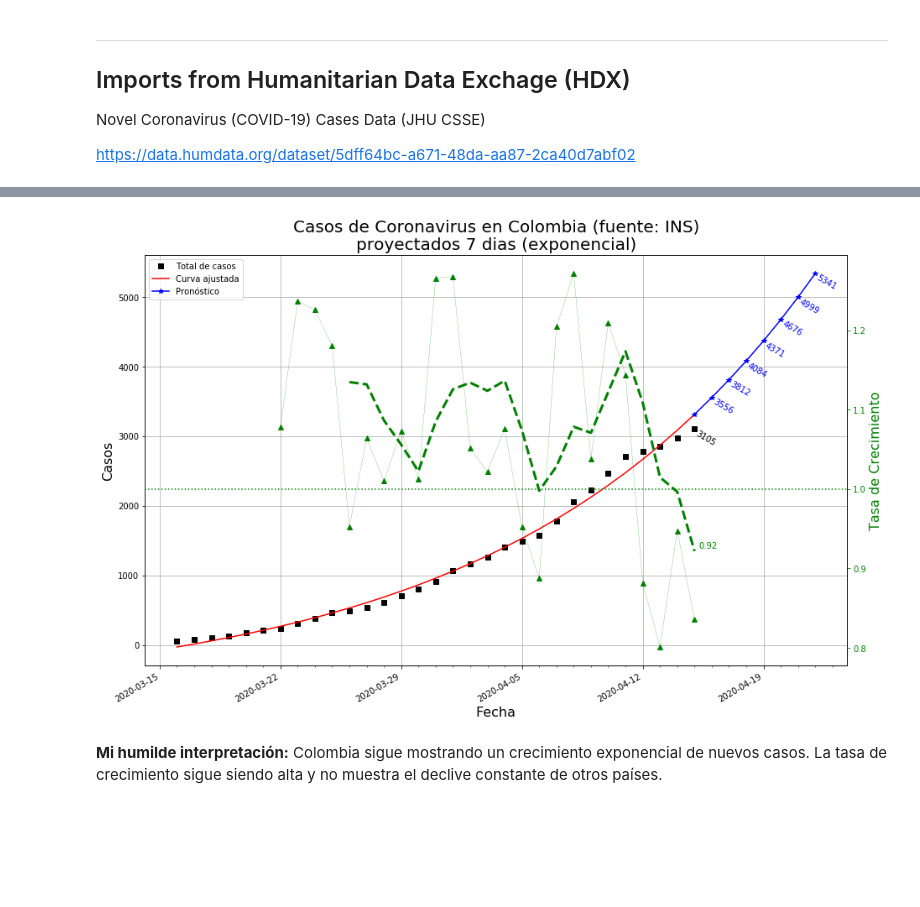
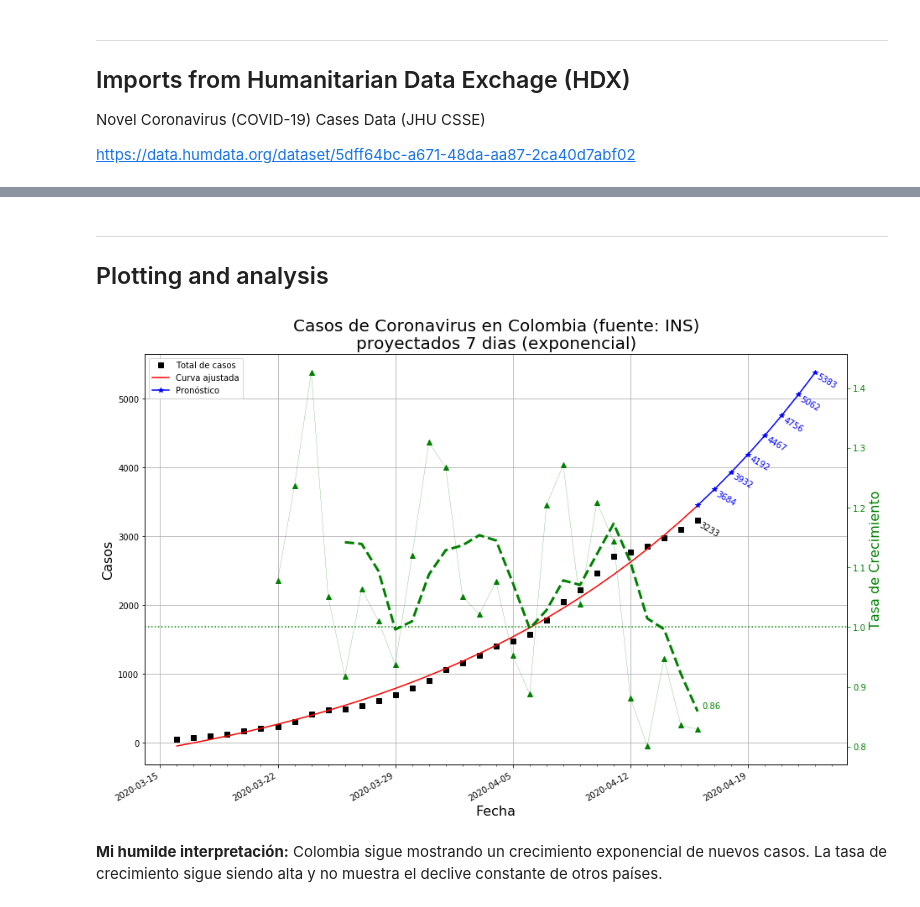
Before and after one commit to markrichter14/COVID-19, a Jupyter notebook: COVID-19.ipynb, the cells around one changed output, grey strips where cells are left out. Saved outputs shown, nothing was run; the diff lists cells and outputs as text; code cells hidden in the pictures; blank space fills up the shorter version.

```diff
--- a/COVID-19.ipynb
+++ b/COVID-19.ipynb
@@ -99,14 +64,13 @@ def convert_data(data, meta, mm_days = 7):
 # %%
-def filter_import(df_import, code, country):
+def filter_import(df_import, country):
     '''
     Filters and formats data imported from HDX
-    Takes a dataframe containing all data, and a 3-letter code for country
+    Takes a dataframe containing all data, and a country name as a string
     Return a formatted dataframe
     '''
     SRC = 'HDX'
 
-    df = df_csv[df_csv['Code'] == code]
-#     country_name = df['Country'].values[0]
+    df = df_import[df_import['Code'] == info[country]['alfa3']]
     df = df[df['Value'] != 0]
     df['Date'] = pd.to_datetime(df['Date'])
     df = df.groupby(['Date']).sum()
@@ -210,0 +177,25 @@ US, HDX
+# %%
+fn = 'WPP2019_TotalPopulationBySex.csv'
+
+df_pop = pd.read_csv(fn,
+                     usecols=[
+                         'Location',
+                         'Variant',
+                         'Time',
+                         'PopTotal',
+                         'PopDensity',
+                     ],
+                     skiprows=[1])
+
+for co in info:
+    loc = info[co].get('loc', co)
+    fltr = ((df_pop.Time == 2019)
+            & (df_pop.Variant == 'Medium')
+            & (df_pop.Location == loc))
+    df = df_pop[fltr][['Location', 'PopTotal', 'PopDensity']]
+    info[co]['PopTotal'] = int(df['PopTotal'].values[0] * 1000)
+    info[co]['PopDensity'] = df['PopDensity'].values[0]
+# %%
+data = [[co, info[co]['PopTotal'], info[co]['PopDensity']] for co in info]
+df = pd.DataFrame(data, columns=['Country', 'PopTotal', 'PopDensity'])
+df
@@ -211,15 +213,19 @@ US, HDX
+# %% [markdown]
+---
+
+## Plotting and analysis
 # %%
-def plot_projected(data, forecast=7, curve=exp_curve):
+def plot_projected(data, forecast=7, curve=exp_curve, cos=info):
     '''
     Plot cases and growth vs Date
     '''
     if isinstance(data, str):
-        df = countries[data]['df']
-        country = countries[data].get('esp', data)
-        source = countries[data]['df'].source
+        df = cos[data]['df']
+        country = cos[data].get('esp', data)
+        source = cos[data]['df'].source
     else:
         df = data
-        country = countries[data.country].get('esp', data.country)
+        country = cos[data.country].get('esp', data.country)
         source = data.source
 
     MIN_CASES = 50
@@ -316,8 +322,8 @@ def plot_projected(data, forecast=7, curve=exp_curve):
 
     plt.show()
 # %%
-plot_projected(df_infect)
+plot_projected(df_ins)
 # %% [output]
-[figure, old version]
+[figure, new version]
 # %% [markdown]
 __Mi humilde interpretación:__ Colombia sigue mostrando un crecimiento exponencial de nuevos casos.  La tasa de crecimiento sigue siendo alta y no muestra el declive constante de otros países.
```
Also changed, not shown: parts of 36 cells of this notebook, 2 other files.
